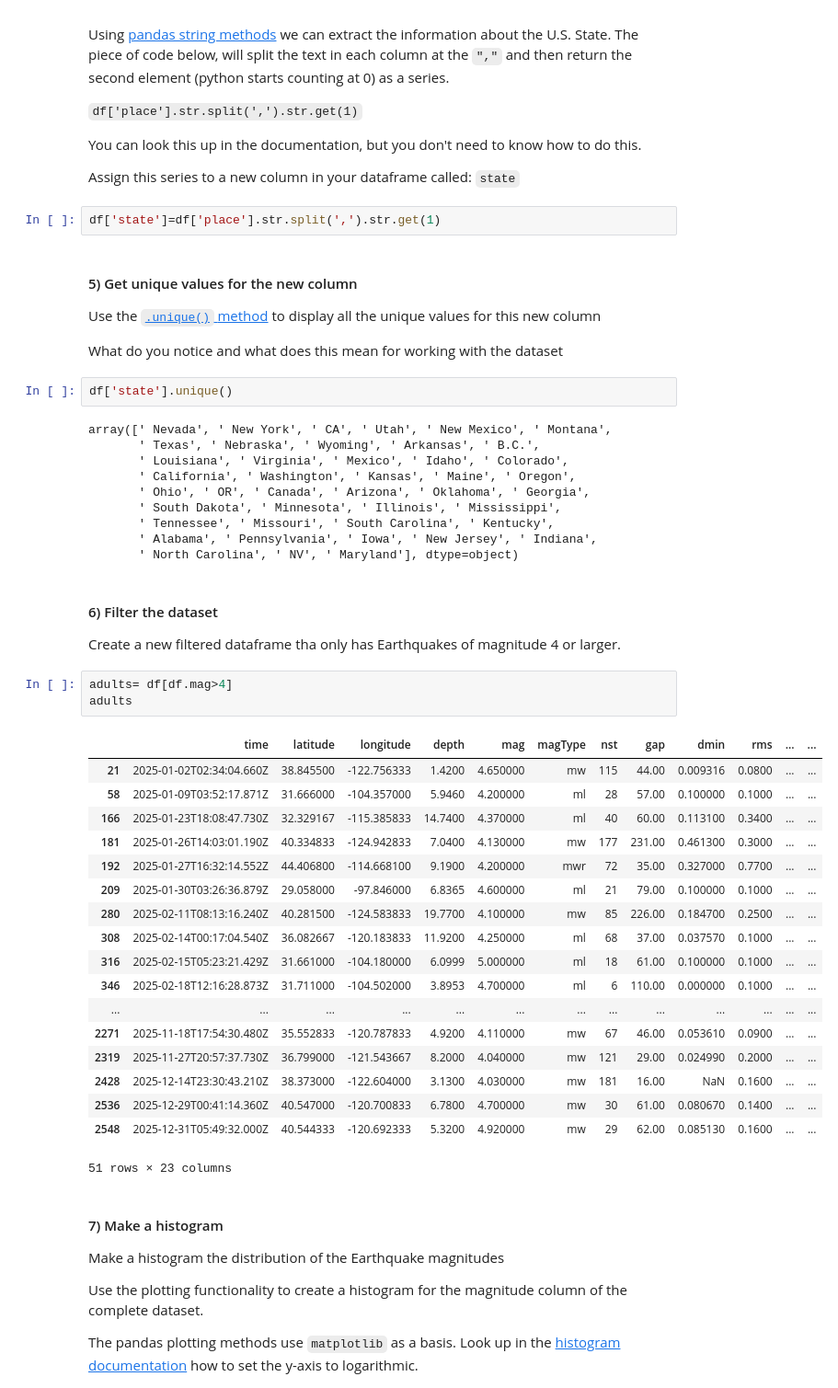
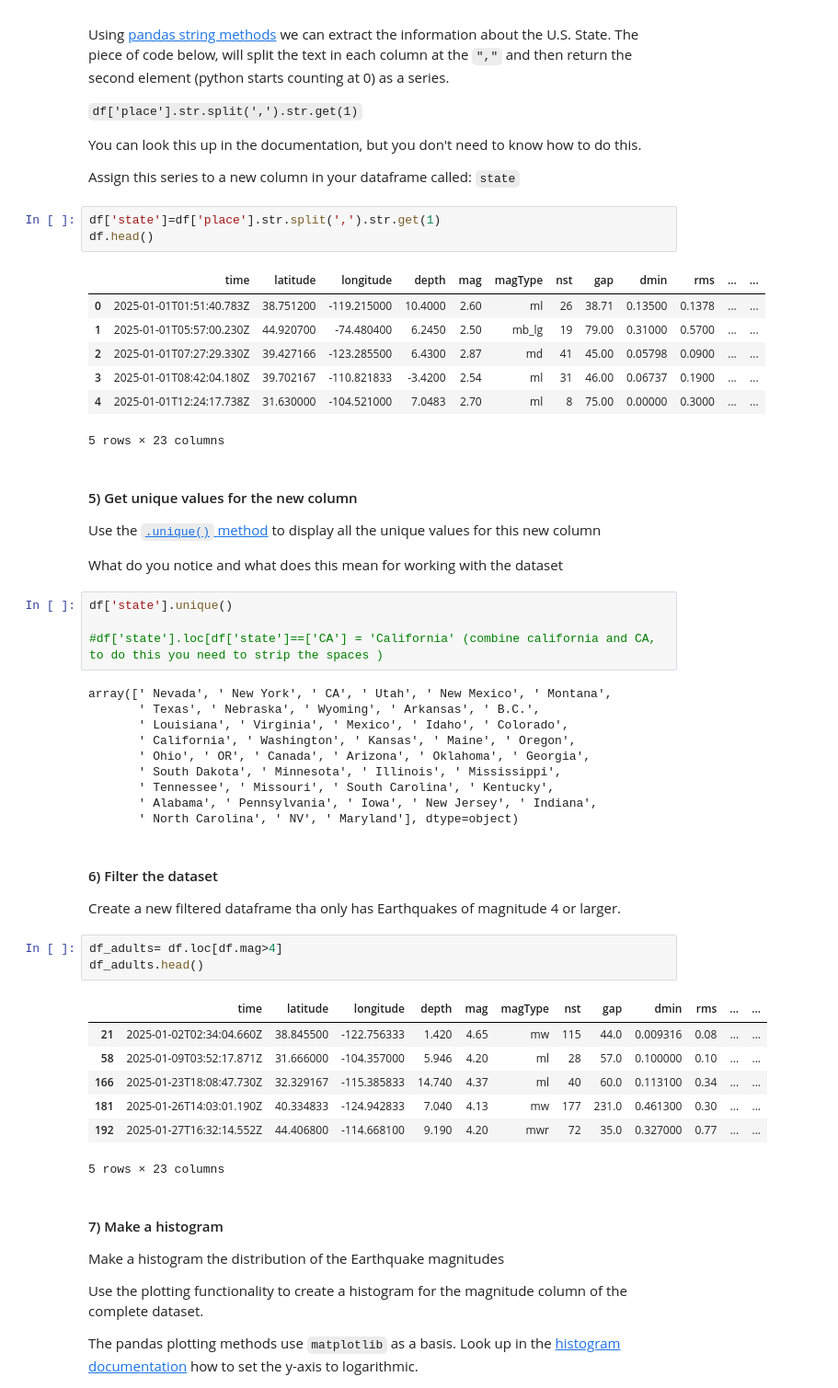
Before and after one commit to aimeeram/ISAT_420_S26_Shared, a Jupyter notebook: W4_Pandas_And_Environmental_Data/Code/w4_basic_pandas_practice.ipynb, the cells around one changed output. Shown at 92% size. Drawn from its saved outputs; the diff is of its cells as text.

```diff
--- a/W4_Pandas_And_Environmental_Data/Code/w4_basic_pandas_practice.ipynb
+++ b/W4_Pandas_And_Environmental_Data/Code/w4_basic_pandas_practice.ipynb
@@ -75,6 +69,15 @@ You can look this up in the documentation, but you don't need to know how to do
 Assign this series to a new column in your dataframe called: `state`
 # %%
 df['state']=df['place'].str.split(',').str.get(1)
+df.head()
+# %% [output]
+|  | time | latitude | longitude | depth | mag | magType | nst | gap | dmin | rms | ... | ... |
+| 0 | 2025-01-01T01:51:40.783Z | 38.751200 | -119.215000 | 10.4000 | 2.60 | ml | 26 | 38.71 | 0.13500 | 0.1378 | ... | ... |
+| 1 | 2025-01-01T05:57:00.230Z | 44.920700 | -74.480400 | 6.2450 | 2.50 | mb_lg | 19 | 79.00 | 0.31000 | 0.5700 | ... | ... |
+| 2 | 2025-01-01T07:27:29.330Z | 39.427166 | -123.285500 | 6.4300 | 2.87 | md | 41 | 45.00 | 0.05798 | 0.0900 | ... | ... |
+| 3 | 2025-01-01T08:42:04.180Z | 39.702167 | -110.821833 | -3.4200 | 2.54 | ml | 31 | 46.00 | 0.06737 | 0.1900 | ... | ... |
+| 4 | 2025-01-01T12:24:17.738Z | 31.630000 | -104.521000 | 7.0483 | 2.70 | ml | 8 | 75.00 | 0.00000 | 0.3000 | ... | ... |
+5 rows × 23 columns
 # %% [markdown]
 #### 5) Get unique values for the new column
 
@@ -83,6 +86,8 @@ Use the [`.unique()` method](https://pandas.pydata.org/docs/reference/api/pandas
 What do you notice and what does this mean for working with the dataset
 # %%
 df['state'].unique()
+
+#df['state'].loc[df['state']==['CA'] = 'California' (combine california and CA, to do this you need to strip the spaces )
 # %% [output]
 array([' Nevada', ' New York', ' CA', ' Utah', ' New Mexico', ' Montana',
        ' Texas', ' Nebraska', ' Wyoming', ' Arkansas', ' B.C.',
@@ -98,27 +103,16 @@ array([' Nevada', ' New York', ' CA', ' Utah', ' New Mexico', ' Montana',
 
 Create a new filtered dataframe tha only has Earthquakes of magnitude 4 or larger.
 # %%
-adults= df[df.mag>4]
-adults
+df_adults= df.loc[df.mag>4]
+df_adults.head()
 # %% [output]
 |  | time | latitude | longitude | depth | mag | magType | nst | gap | dmin | rms | ... | ... |
-| 21 | 2025-01-02T02:34:04.660Z | 38.845500 | -122.756333 | 1.4200 | 4.650000 | mw | 115 | 44.00 | 0.009316 | 0.0800 | ... | ... |
-| 58 | 2025-01-09T03:52:17.871Z | 31.666000 | -104.357000 | 5.9460 | 4.200000 | ml | 28 | 57.00 | 0.100000 | 0.1000 | ... | ... |
-| 166 | 2025-01-23T18:08:47.730Z | 32.329167 | -115.385833 | 14.7400 | 4.370000 | ml | 40 | 60.00 | 0.113100 | 0.3400 | ... | ... |
-| 181 | 2025-01-26T14:03:01.190Z | 40.334833 | -124.942833 | 7.0400 | 4.130000 | mw | 177 | 231.00 | 0.461300 | 0.3000 | ... | ... |
-| 192 | 2025-01-27T16:32:14.552Z | 44.406800 | -114.668100 | 9.1900 | 4.200000 | mwr | 72 | 35.00 | 0.327000 | 0.7700 | ... | ... |
-| 209 | 2025-01-30T03:26:36.879Z | 29.058000 | -97.846000 | 6.8365 | 4.600000 | ml | 21 | 79.00 | 0.100000 | 0.1000 | ... | ... |
-| 280 | 2025-02-11T08:13:16.240Z | 40.281500 | -124.583833 | 19.7700 | 4.100000 | mw | 85 | 226.00 | 0.184700 | 0.2500 | ... | ... |
-| 308 | 2025-02-14T00:17:04.540Z | 36.082667 | -120.183833 | 11.9200 | 4.250000 | ml | 68 | 37.00 | 0.037570 | 0.1000 | ... | ... |
-| 316 | 2025-02-15T05:23:21.429Z | 31.661000 | -104.180000 | 6.0999 | 5.000000 | ml | 18 | 61.00 | 0.100000 | 0.1000 | ... | ... |
-| 346 | 2025-02-18T12:16:28.873Z | 31.711000 | -104.502000 | 3.8953 | 4.700000 | ml | 6 | 110.00 | 0.000000 | 0.1000 | ... | ... |
-| ... | ... | ... | ... | ... | ... | ... | ... | ... | ... | ... | ... | ... |
-| 2271 | 2025-11-18T17:54:30.480Z | 35.552833 | -120.787833 | 4.9200 | 4.110000 | mw | 67 | 46.00 | 0.053610 | 0.0900 | ... | ... |
-| 2319 | 2025-11-27T20:57:37.730Z | 36.799000 | -121.543667 | 8.2000 | 4.040000 | mw | 121 | 29.00 | 0.024990 | 0.2000 | ... | ... |
-| 2428 | 2025-12-14T23:30:43.210Z | 38.373000 | -122.604000 | 3.1300 | 4.030000 | mw | 181 | 16.00 | NaN | 0.1600 | ... | ... |
-| 2536 | 2025-12-29T00:41:14.360Z | 40.547000 | -120.700833 | 6.7800 | 4.700000 | mw | 30 | 61.00 | 0.080670 | 0.1400 | ... | ... |
-| 2548 | 2025-12-31T05:49:32.000Z | 40.544333 | -120.692333 | 5.3200 | 4.920000 | mw | 29 | 62.00 | 0.085130 | 0.1600 | ... | ... |
+| 21 | 2025-01-02T02:34:04.660Z | 38.845500 | -122.756333 | 1.420 | 4.65 | mw | 115 | 44.0 | 0.009316 | 0.08 | ... | ... |
+| 58 | 2025-01-09T03:52:17.871Z | 31.666000 | -104.357000 | 5.946 | 4.20 | ml | 28 | 57.0 | 0.100000 | 0.10 | ... | ... |
+| 166 | 2025-01-23T18:08:47.730Z | 32.329167 | -115.385833 | 14.740 | 4.37 | ml | 40 | 60.0 | 0.113100 | 0.34 | ... | ... |
+| 181 | 2025-01-26T14:03:01.190Z | 40.334833 | -124.942833 | 7.040 | 4.13 | mw | 177 | 231.0 | 0.461300 | 0.30 | ... | ... |
+| 192 | 2025-01-27T16:32:14.552Z | 44.406800 | -114.668100 | 9.190 | 4.20 | mwr | 72 | 35.0 | 0.327000 | 0.77 | ... | ... |
-51 rows × 23 columns
+5 rows × 23 columns
 # %% [markdown]
 #### 7) Make a histogram
 
```
Also changed, not shown: parts of 4 cells of this notebook, 1 other file.
